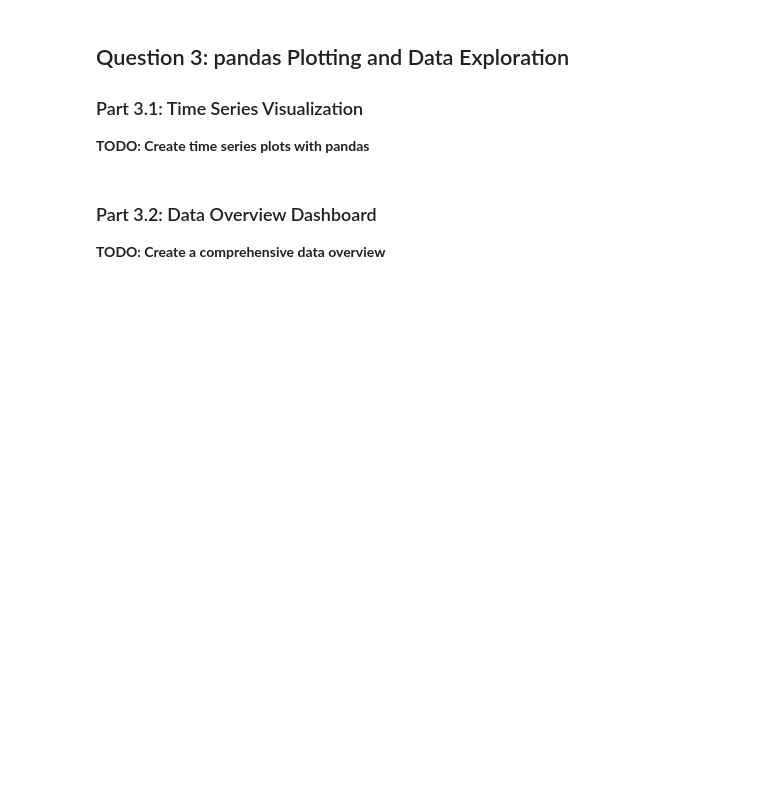
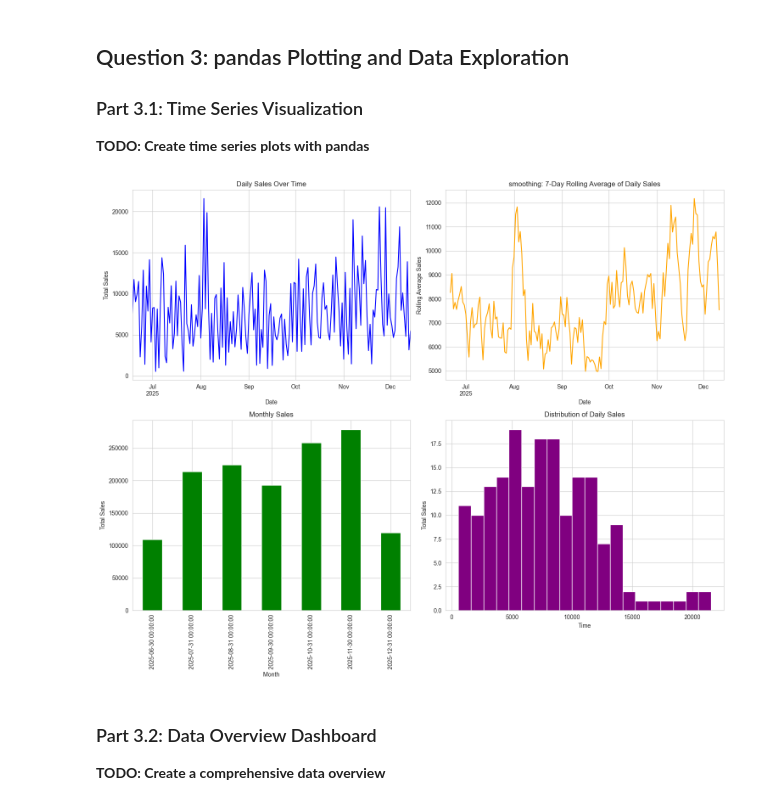
Before and after one commit to UCSF-DataSci/ds217-07-vision-quest-Chemia9, a Jupyter notebook: assignment.ipynb, the cells around one changed output. Cells and saved outputs as stored; diff of their text form; code cells hidden in the pictures; blank space fills up the shorter version.

```diff
--- a/assignment.ipynb
+++ b/assignment.ipynb
@@ -294,25 +295,45 @@ dtype: object
 **TODO: Create time series plots with pandas**
 # %%
 # TODO: Convert transaction_date to datetime
-# merged_df['transaction_date'] = pd.to_datetime(merged_df['transaction_date'])
+merged_df['transaction_date'] = pd.to_datetime(merged_df['transaction_date'])
 
 # TODO: Create daily sales aggregation
-# daily_sales = merged_df.groupby('transaction_date')['total_amount'].sum()
+daily_sales = merged_df.groupby('transaction_date')['total_amount'].sum()
 
 # TODO: Create a figure with 2x2 subplots
 fig, axes = plt.subplots(2, 2, figsize=(15, 12))
 
 # TODO: Top-left: Line plot of daily sales
+daily_sales.plot(kind='line', x=daily_sales.index, y=daily_sales.values, ax=axes[0, 0], color='blue')
+axes[0, 0].set_title('Daily Sales Over Time')
+axes[0, 0].set_xlabel('Date')
+axes[0, 0].set_ylabel('Total Sales')
+
 # TODO: Top-right: Rolling 7-day average
+rolling_sales = daily_sales.rolling(window=7, center=True).mean()
+rolling_sales.plot(kind='line', ax=axes[0, 1], color='orange')
+axes[0, 1].set_title('smoothing: 7-Day Rolling Average of Daily Sales')
+axes[0, 1].set_xlabel('Date')
+axes[0, 1].set_ylabel('Rolling Average Sales')
 # TODO: Bottom-left: Monthly sales bar chart (use resample('ME') for month-end frequency)
+monthly_sales = daily_sales.resample('ME').sum()
+monthly_sales.plot(kind='bar', ax=axes[1, 0], color='green')
+axes[1, 0].set_title('Monthly Sales')
+axes[1, 0].set_xlabel('Month')
+axes[1, 0].set_ylabel('Total Sales')
 # TODO: Bottom-right: Sales distribution histogram
-
+daily_sales.plot(kind='hist', ax=axes[1, 1], bins=20, color='purple')
+axes[1, 1].set_title('Distribution of Daily Sales')
+axes[1, 1].set_xlabel('Time')
+axes[1, 1].set_ylabel('Total Sales')
 # TODO: Add titles and labels
 # TODO: Save the plot as 'output/q3_pandas_plots.png'
 
 plt.tight_layout()
 plt.savefig('output/q3_pandas_plots.png', dpi=300, bbox_inches='tight')
 plt.show()
+# %% [output]
+[figure, added]
 # %% [markdown]
 ### Part 3.2: Data Overview Dashboard
 
```
Also changed, not shown: parts of 2 cells of this notebook, 3 other files.
